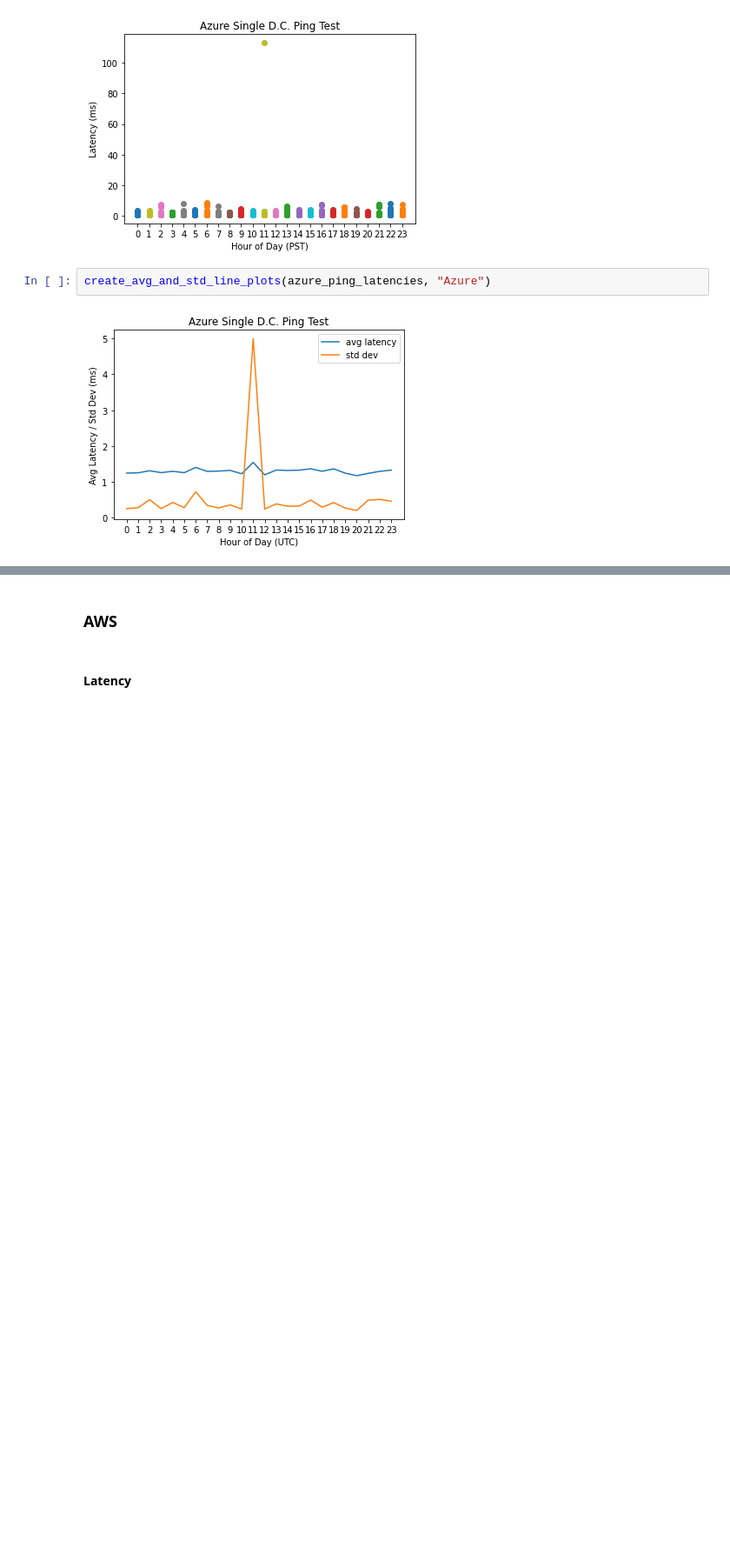
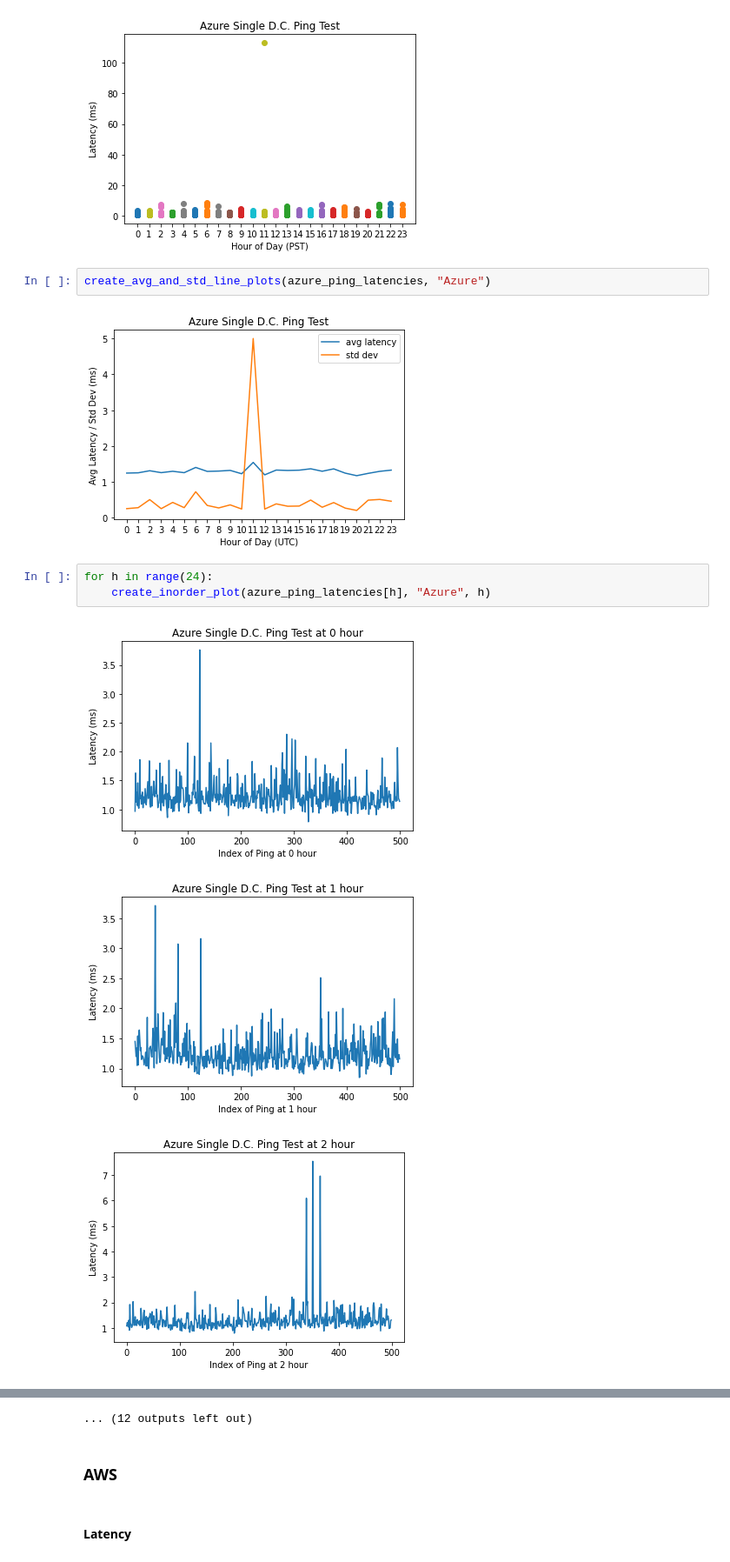
Before and after one commit to yudi-tan/cloud_provider_network_consistency_benchmark, a Jupyter notebook: ping-analysis.ipynb, the cells around one changed output, grey strips where cells are left out. Shown at 87% size. Cells and saved outputs as stored; diff of their text form; blank space fills up the shorter version.

```diff
--- a/ping-analysis.ipynb
+++ b/ping-analysis.ipynb
@@ -120,3 +188,10 @@ create_ping_scatter_plot(azure_ping_latencies, "Azure")
 create_avg_and_std_line_plots(azure_ping_latencies, "Azure")
 # %% [output]
 [figure]
+# %%
+for h in range(24):
+    create_inorder_plot(azure_ping_latencies[h], "Azure", h)
+# %% [output]
+[figure, added]
+[figure, added]
+[figure, added]
@@ -123,3 +207,4 @@ create_avg_and_std_line_plots(azure_ping_latencies, "Azure")
+... (12 outputs left out)
 # %% [markdown]
 ### AWS
 # %% [markdown]
```
Also changed, not shown: parts of 12 cells of this notebook, 1 other file.
